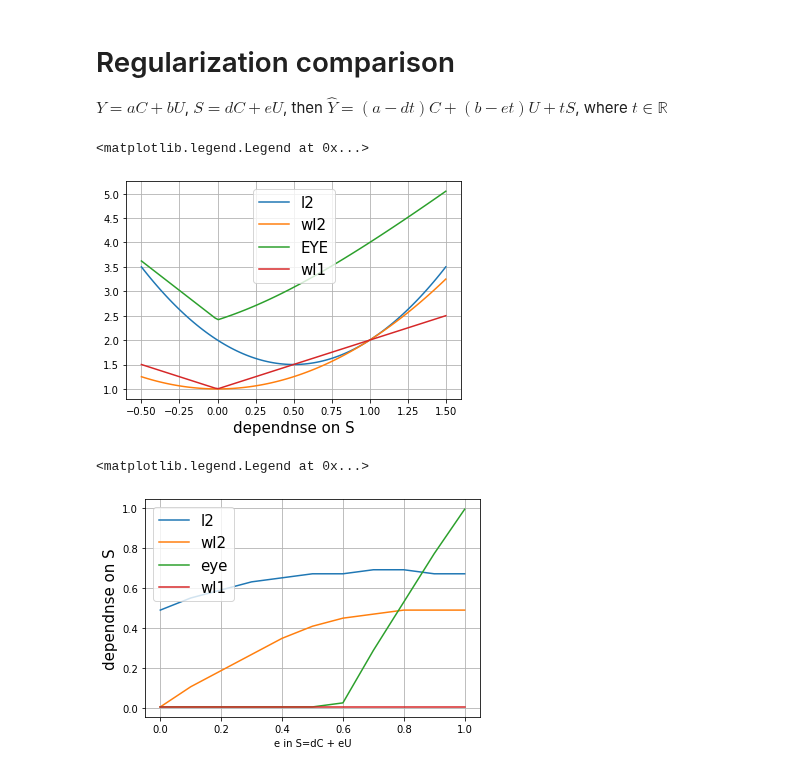
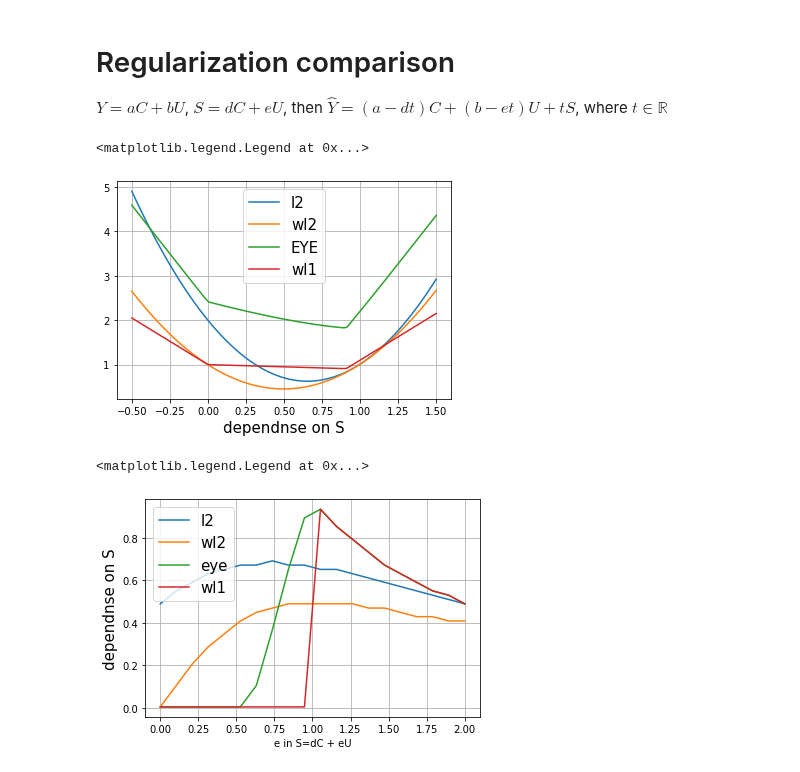
Before and after one commit to nathanwang000/ConceptCredibleModel, a Jupyter notebook: notebooks/mimic_stats0.8.ipynb, the cells around one changed output. Drawn from its saved outputs; the diff is of its cells as text; code cells hidden in the pictures.

```diff
--- a/notebooks/mimic_stats0.8.ipynb
+++ b/notebooks/mimic_stats0.8.ipynb
@@ -418,36 +439,36 @@ $Y = a C + b U$, $S = d C + e U$, then $\hat{Y} = (a-dt) C + (b-et) U + t S$, wh
 a = 1
 b = 1
 d = 1
-e = 0
+e = 1.1
 
 x = np.linspace(-0.5, 1.5, 100)
 wc = a - d * x
 wu = b - e * x
 ws = x
 
 def l2(c, u, s):
     return c**2 + u**2 + s**2
 
 def wl2(c, u, s):
     return u**2 + s**2
 
 def EYE(c, u, s):
     rl1 = np.abs(u) + np.abs(s)
     return rl1 + np.sqrt(rl1**2 + c**2)
 
 def wl1(c, u, s):
     return np.abs(u) + np.abs(s)
 
 plt.plot(x, l2(wc, wu, ws), label='l2')
 plt.plot(x, wl2(wc, wu, ws), label='wl2')
 plt.plot(x, EYE(wc, wu, ws), label='EYE')
 plt.plot(x, wl1(wc, wu, ws), label='wl1')
 plt.grid()
 plt.xlabel('dependnse on S', fontsize=15)
 plt.legend(fontsize=15)
 # %% [output]
 <matplotlib.legend.Legend at 0x...>
-[figure, old version]
+[figure, new version]
 # %%
 a = 1
 b = 1
@@ -461,7 +482,7 @@ methods = {
 
 x = np.linspace(-0.5, 1.5, 100)
 results = dict((method,[]) for method in methods.keys())
-e_range = np.linspace(0, 1, 11)
+e_range = np.linspace(0, 2, 20)
 for e in e_range:
     wc = a - d * x
     wu = b - e * x
@@ -481,4 +502,4 @@ plt.xlabel('e in S=dC + eU')
 plt.legend(fontsize=15)
 # %% [output]
 <matplotlib.legend.Legend at 0x...>
-[figure, old version]
+[figure, new version]
```
Also changed, not shown: parts of 1 cell of this notebook, 32 other files.
